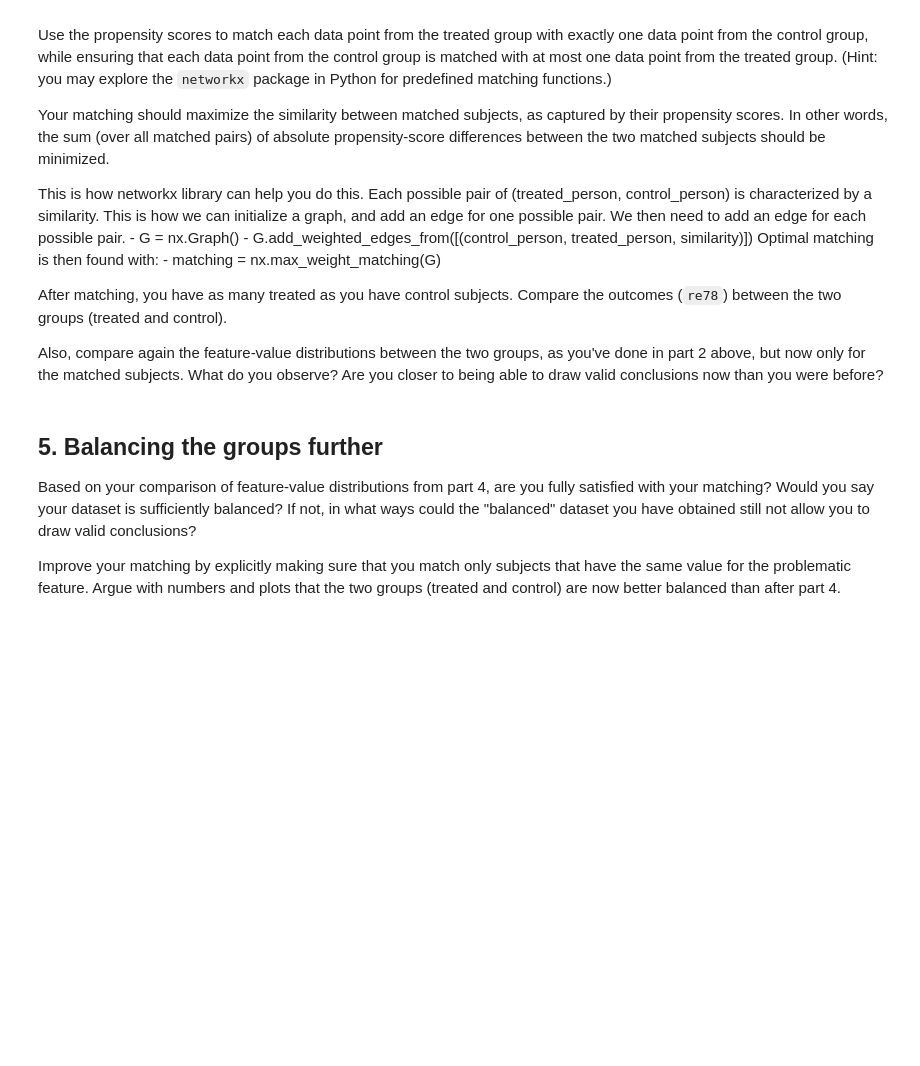
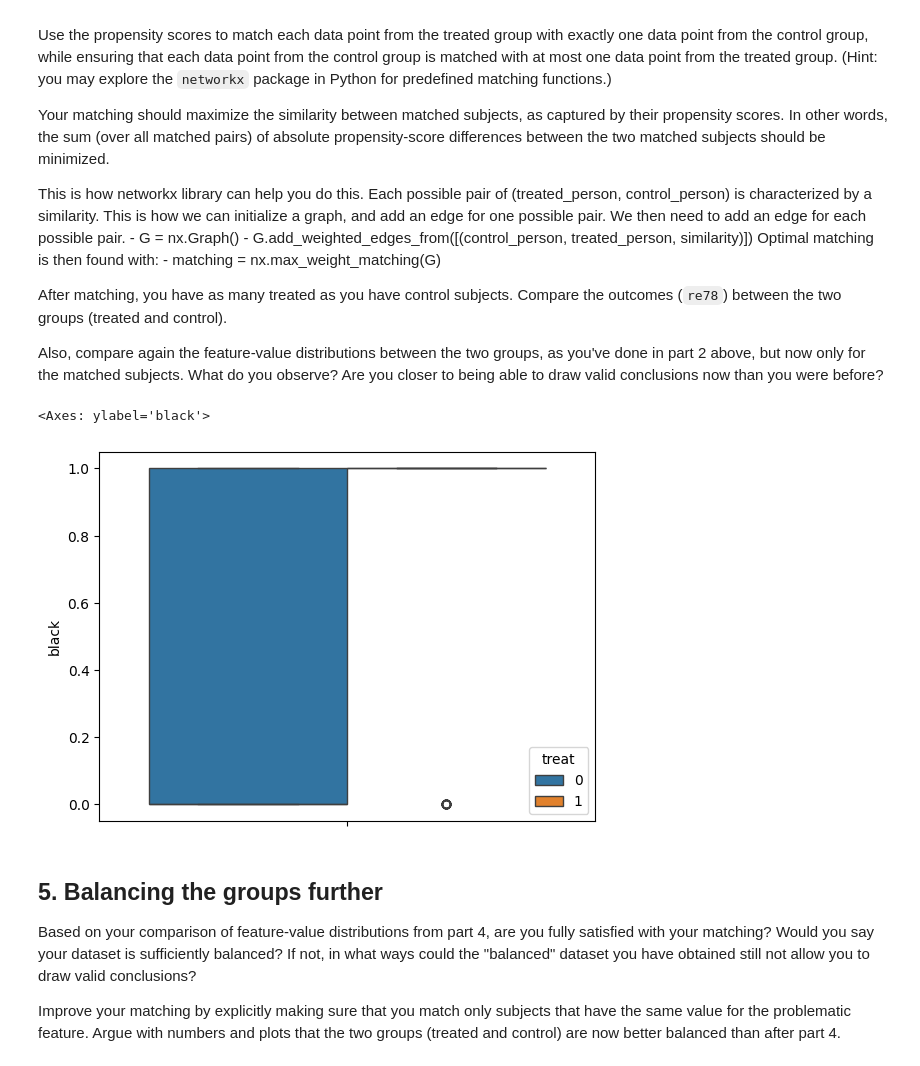
Before and after one commit to thehoul/2023Perso, a Jupyter notebook: Exercises/05 - Causal analysis of observational data/Observational studies exercise.ipynb, the cells around one changed output. Saved outputs shown, nothing was run; the diff lists cells and outputs as text; code cells hidden in the pictures; blank space fills up the shorter version.

```diff
--- a/Exercises/05 - Causal analysis of observational data/Observational studies exercise.ipynb
+++ b/Exercises/05 - Causal analysis of observational data/Observational studies exercise.ipynb
@@ -127,0 +124,16 @@ If you want even more information, read [this article](https://www.ncbi.nlm.nih.
+# %%
+# let's standardize the continuous features
+df['age'] = (df['age'] - df['age'].mean())/df['age'].std()
+df['educ'] = (df['educ'] - df['educ'].mean())/df['educ'].std()
+df['re74'] = (df['re74'] - df['re74'].mean())/df['re74'].std()
+df['re75'] = (df['re75'] - df['re75'].mean())/df['re75'].std()
+
+mod = smf.logit(formula='treat ~  age + educ + C(black) + C(hispan)  + C(married) + C(nodegree) + \
+        +re74 + re75', data=df)
+
+res = mod.fit()
+
+# Extract the estimated propensity scores
+df['Propensity_score'] = res.predict()
+
+print(res.summary())
@@ -151,3 +179,26 @@ Are you closer to being able to draw valid conclusions now than you were before?
+# %%
+def similarity(treat, ctrl):
+    return 1 - abs(treat['Propensity_score'] - ctrl['Propensity_score'])
+# %%
+treated = df[df['treat'] == 1]
+control = df[df['treat'] == 0]
+
+G = nx.Graph()
+
+for id_treated, treat in treated.iterrows():
+    for id_control, ctrl in control.iterrows():
+        sim = similarity(treat, ctrl)
+        G.add_weighted_edges_from([(id_control, id_treated, sim)])
+
+matching = nx.max_weight_matching(G)
+# %%
+match = [i[0] for i in list(matching)] + [i[1] for i in list(matching)]
+df_matched = df.iloc[match]
+# %%
+sns.boxplot(df_matched, y='black', hue='treat')
+# %% [output]
+<Axes: ylabel='black'>
+[figure, added]
 # %% [markdown]
 ## 5. Balancing the groups further
 
```
Also changed, not shown: parts of 12 cells of this notebook.
